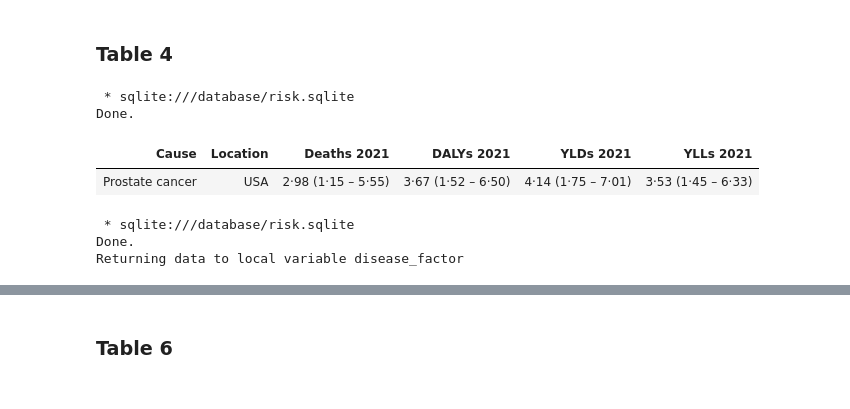
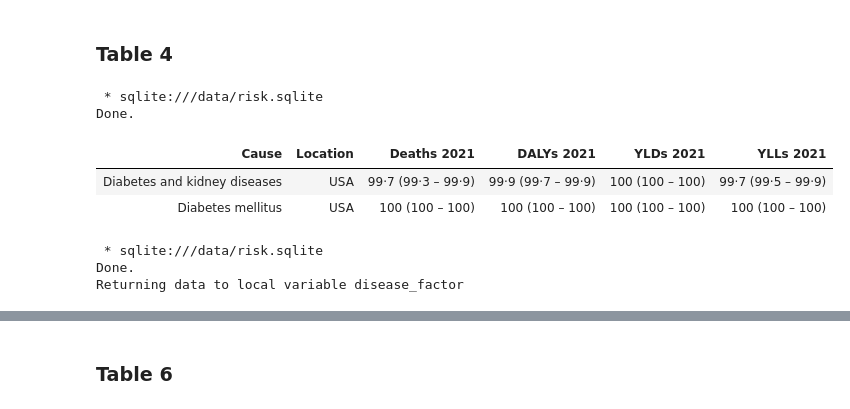
Before and after one commit to Tony-gh123/U.S-Burden-of-Disease-Report-2010-2021, a Jupyter notebook: risk_sql_exploration.ipynb, the cells around one changed output, grey strips where cells are left out. Drawn from its saved outputs; the diff is of its cells as text; code cells hidden in the pictures.

```diff
--- a/risk_sql_exploration.ipynb
+++ b/risk_sql_exploration.ipynb
@@ -105,18 +103,19 @@ The joint PAFs: how much of each cause of death (and DALYs, YLLs, YLDs) is attri
 # %%
 %%sql
 select * from table4 where Location = 'USA'
-and cause like '%prostate%'
+and cause like '%diabetes%'
 # %% [output]
- * sqlite:///database/risk.sqlite
+ * sqlite:///data/risk.sqlite
 Done.
 | Cause | Location | Deaths 2021 | DALYs 2021 | YLDs 2021 | YLLs 2021 |
-| Prostate cancer | USA | 2·98 (1·15 – 5·55) | 3·67 (1·52 – 6·50) | 4·14 (1·75 – 7·01) | 3·53 (1·45 – 6·33) |
+| Diabetes and kidney diseases | USA | 99·7 (99·3 – 99·9) | 99·9 (99·7 – 99·9) | 100 (100 – 100) | 99·7 (99·5 – 99·9) |
+| Diabetes mellitus | USA | 100 (100 – 100) | 100 (100 – 100) | 100 (100 – 100) | 100 (100 – 100) |
 # %%
 %%sql disease_factor <<
 select * from table4 where Location = 'USA'
-and cause like "%Chronic obstructive pulmonary disease%"
+and cause like "%Diabetes mellitus%"
 # %% [output]
- * sqlite:///database/risk.sqlite
+ * sqlite:///data/risk.sqlite
 Done.
 Returning data to local variable disease_factor
 # %%
```
Also changed, not shown: parts of 2 cells of this notebook, 3 other files.
